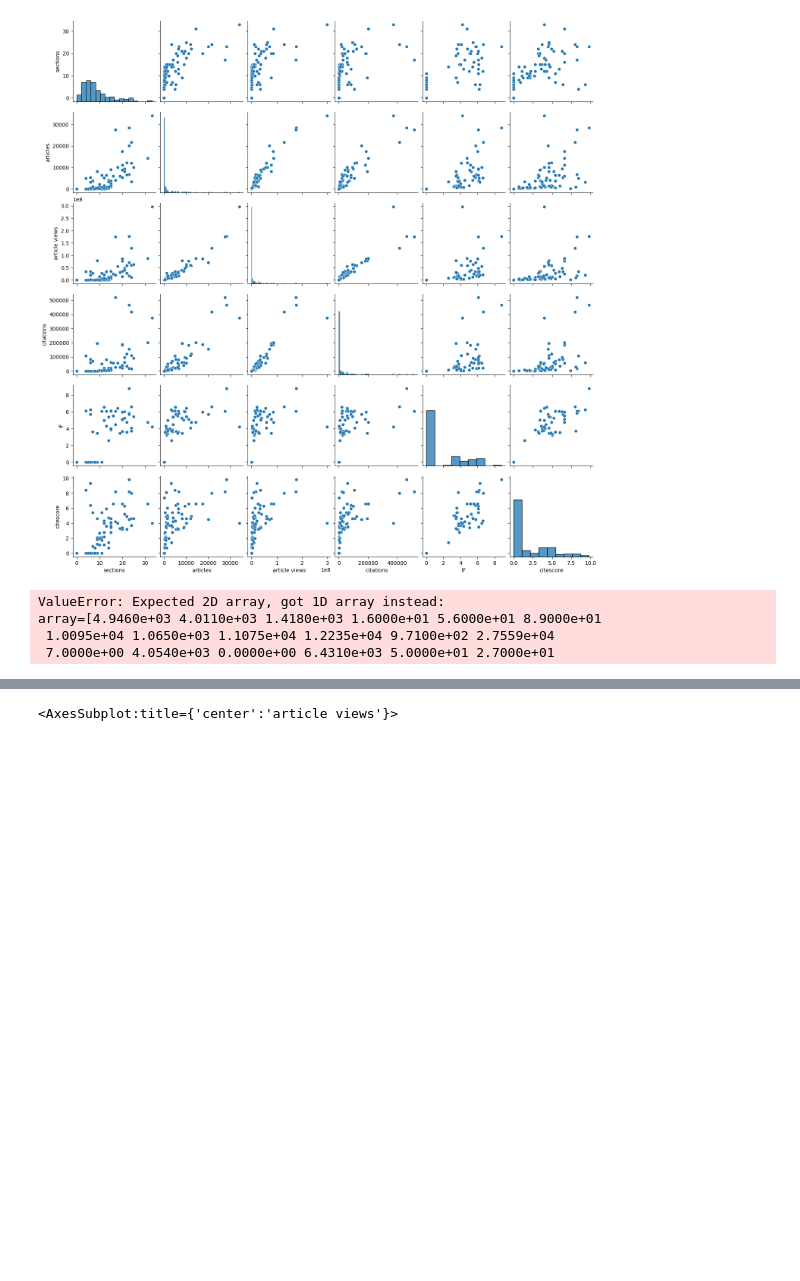
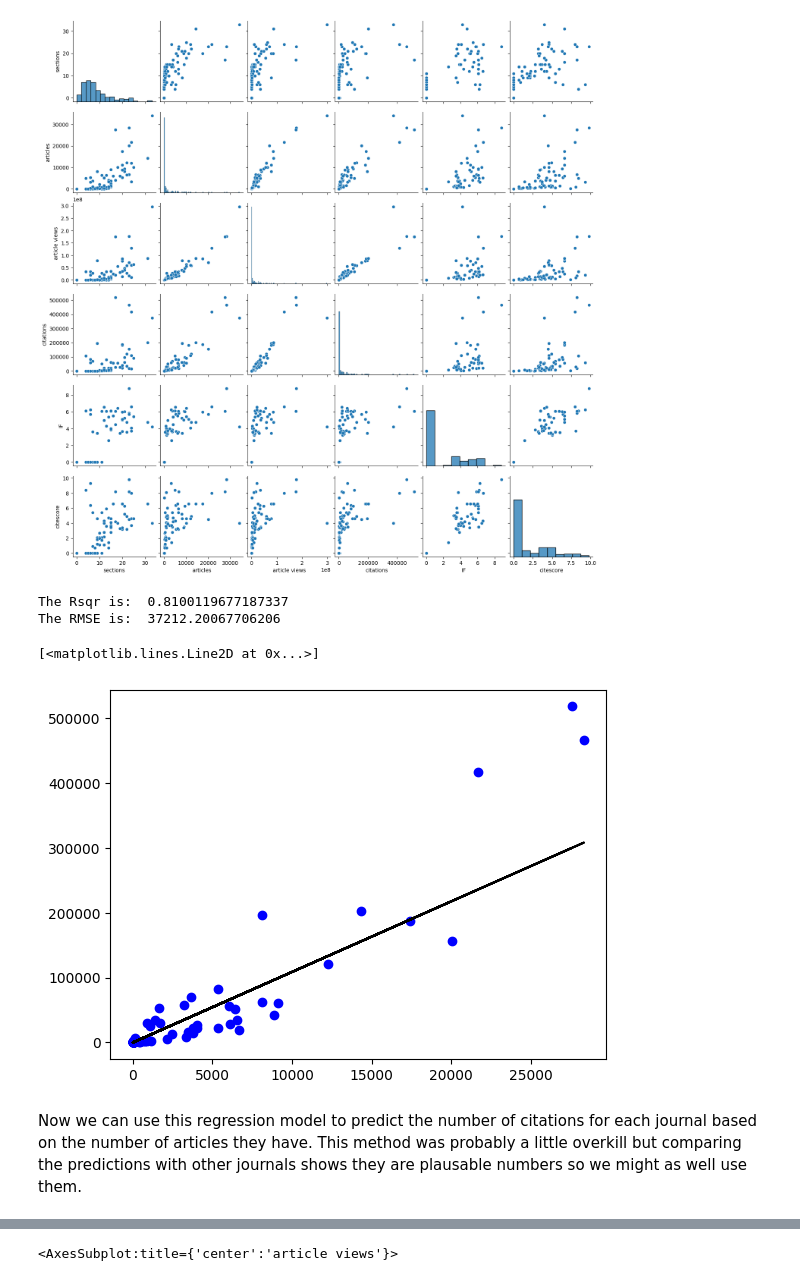
Before and after one commit to joshdev1/Frontiers, a Jupyter notebook: data_programming.ipynb, the cells around one changed output, grey strips where cells are left out. Drawn from its saved outputs; the diff is of its cells as text; code cells hidden in the pictures; blank space fills up the shorter version.

Commit message:
Added new citation values and finished cleaning dataset

```diff
--- a/data_programming.ipynb
+++ b/data_programming.ipynb
@@ -221,0 +231,2 @@ dtype: int64
+# %%
+df_handel_nulls["sections"].fillna(0, inplace=True)
@@ -270,27 +285,29 @@ sns.pairplot(df_handel_nulls)
 # %%
 df_no_null_citations = df_handel_nulls.loc[df_handel_nulls["citations"].notnull()]
 
-from sklearn.linear_model import LinearRegression
 model = LinearRegression()
 
-X = df_no_null_citations["articles"]
-y = df_no_null_citations["citations"]
-
-from sklearn.model_selection import train_test_split
+X = np.array(df_no_null_citations["articles"]).reshape(-1, 1)
+y = np.array(df_no_null_citations["citations"]).reshape(-1, 1)
 
 X_train, X_test, y_train, y_test = train_test_split(X, y, shuffle=True, train_size=0.3)
 
 model.fit(X_train, y_train)
 
-from sklearn.metrics import mean_squared_error, r2_score
 predictions = model.predict(X_test)
 r2 = r2_score(y_test, predictions)
 rmse = mean_squared_error(y_test, predictions, squared=False)
 
-print('The r2 is: ', r2)
-print('The rmse is: ', rmse)
+print('The Rsqr is: ', r2)
+print('The RMSE is: ', rmse)
+
+y_pred = model.predict(X_test)
+plt.scatter(X_test, y_test, color ='b')
+plt.plot(X_test, y_pred, color ='k')
 # %% [output]
-ValueError: Expected 2D array, got 1D array instead:
-array=[4.9460e+03 4.0110e+03 1.4180e+03 1.6000e+01 5.6000e+01 8.9000e+01
- 1.0095e+04 1.0650e+03 1.1075e+04 1.2235e+04 9.7100e+02 2.7559e+04
- 7.0000e+00 4.0540e+03 0.0000e+00 6.4310e+03 5.0000e+01 2.7000e+01
+The Rsqr is:  0.8100119677187337
+The RMSE is:  37212.20067706206
+[<matplotlib.lines.Line2D at 0x...>]
+[figure, added]
+# %% [markdown]
+Now we can use this regression model to predict the number of citations for each journal based on the number of articles they have. This method was probably a little overkill but comparing the predictions with other journals shows they are plausable numbers so we might as well use them.
```
Also changed, not shown: parts of 6 cells of this notebook.
